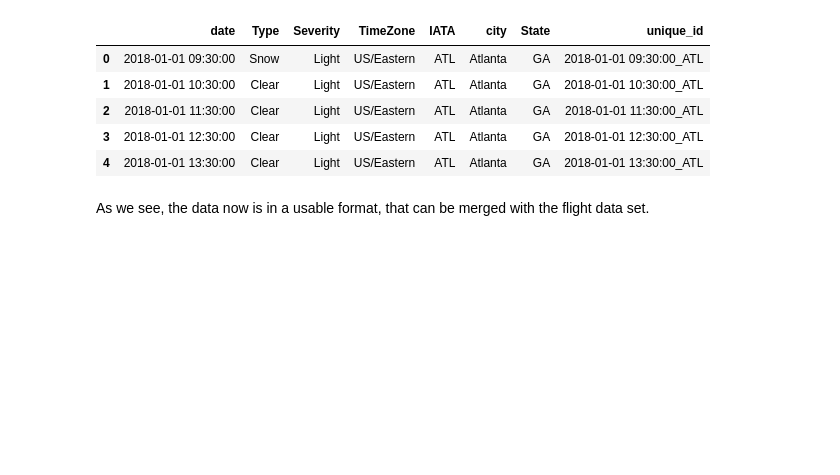
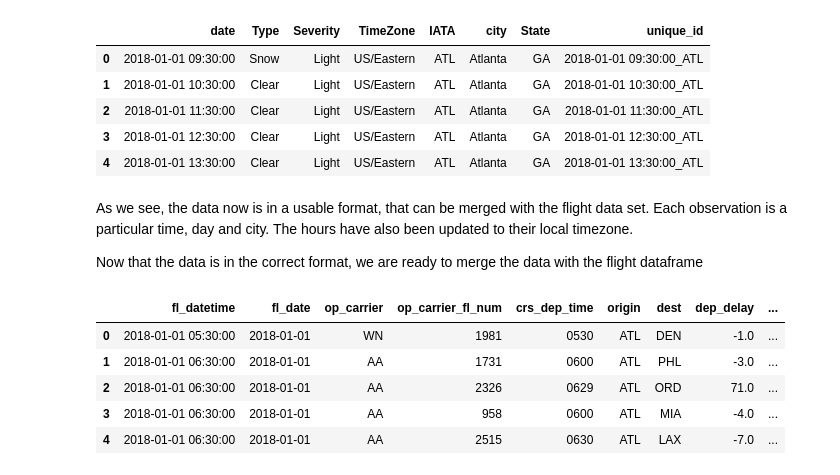
Before and after one commit to guedanie/flight_delay_predictor, a Jupyter notebook: final_notebook.ipynb, the cells around one changed output. Cells and saved outputs as stored; diff of their text form; code cells hidden in the pictures; blank space fills up the shorter version.

```diff
--- a/final_notebook.ipynb
+++ b/final_notebook.ipynb
@@ -680,4 +682,6 @@ weather_data.head()
 | 3 | 2018-01-01 12:30:00 | Clear | Light | US/Eastern | ATL | Atlanta | GA | 2018-01-01 12:30:00_ATL |
 | 4 | 2018-01-01 13:30:00 | Clear | Light | US/Eastern | ATL | Atlanta | GA | 2018-01-01 13:30:00_ATL |
 # %% [markdown]
-As we see, the data now is in a usable format, that can be merged with the flight data set.
+As we see, the data now is in a usable format, that can be merged with the flight data set. Each observation is a particular time, day and city. The hours have also been updated to their local timezone.
+
+Now that the data is in the correct format, we are ready to merge the data with the flight dataframe
@@ -683,0 +690,9 @@ As we see, the data now is in a usable format, that can be merged with the fligh
+# %%
+merged_df.head()
+# %% [output]
+|  | fl_datetime | fl_date | op_carrier | op_carrier_fl_num | crs_dep_time | origin | dest | dep_delay | ... |
+| 0 | 2018-01-01 05:30:00 | 2018-01-01 | WN | 1981 | 0530 | ATL | DEN | -1.0 | ... |
+| 1 | 2018-01-01 06:30:00 | 2018-01-01 | AA | 1731 | 0600 | ATL | PHL | -3.0 | ... |
+| 2 | 2018-01-01 06:30:00 | 2018-01-01 | AA | 2326 | 0629 | ATL | ORD | 71.0 | ... |
+| 3 | 2018-01-01 06:30:00 | 2018-01-01 | AA | 958 | 0600 | ATL | MIA | -4.0 | ... |
+| 4 | 2018-01-01 06:30:00 | 2018-01-01 | AA | 2515 | 0630 | ATL | LAX | -7.0 | ... |
```
Also changed, not shown: parts of 47 cells of this notebook.
